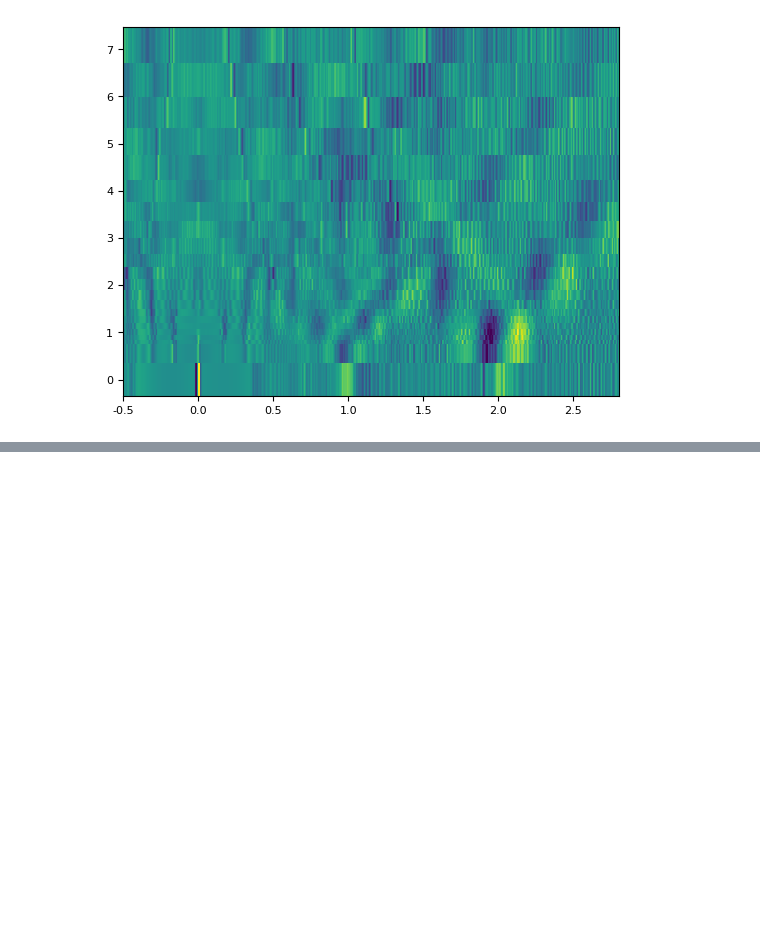
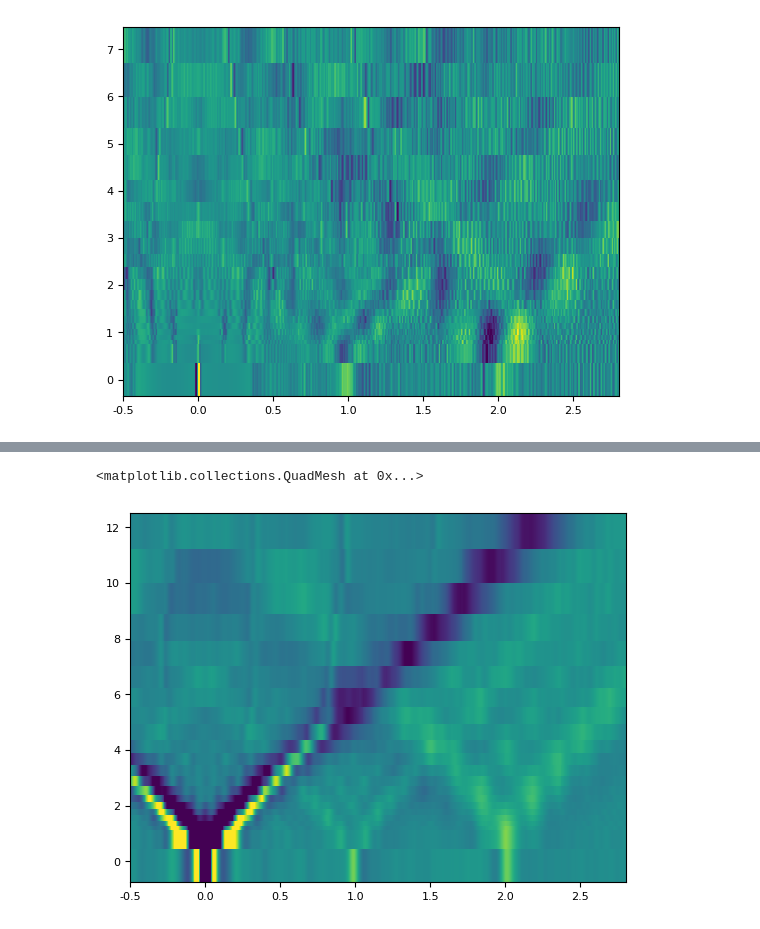
Before and after one commit to schmampf/dissertation-figures, a Jupyter notebook: atomic_contact/03_simulation.ipynb, the cells around one changed output, grey strips where cells are left out. Cells and saved outputs as stored; diff of their text form; code cells hidden in the pictures; blank space fills up the shorter version.

```diff
--- a/atomic_contact/03_simulation.ipynb
+++ b/atomic_contact/03_simulation.ipynb
@@ -417,0 +634,5 @@ plt.pcolormesh(Vbias, Abias, (dGicpt + dGfcspamar - dGexp), clim=(-1, 1))
+# %%
+plt.pcolormesh(Vbias, Abias, +dGpamar - dGexp, clim=(-1, 1))
+# %% [output]
+<matplotlib.collections.QuadMesh at 0x...>
+[figure, added]
```
Also changed, not shown: parts of 7 cells of this notebook.
